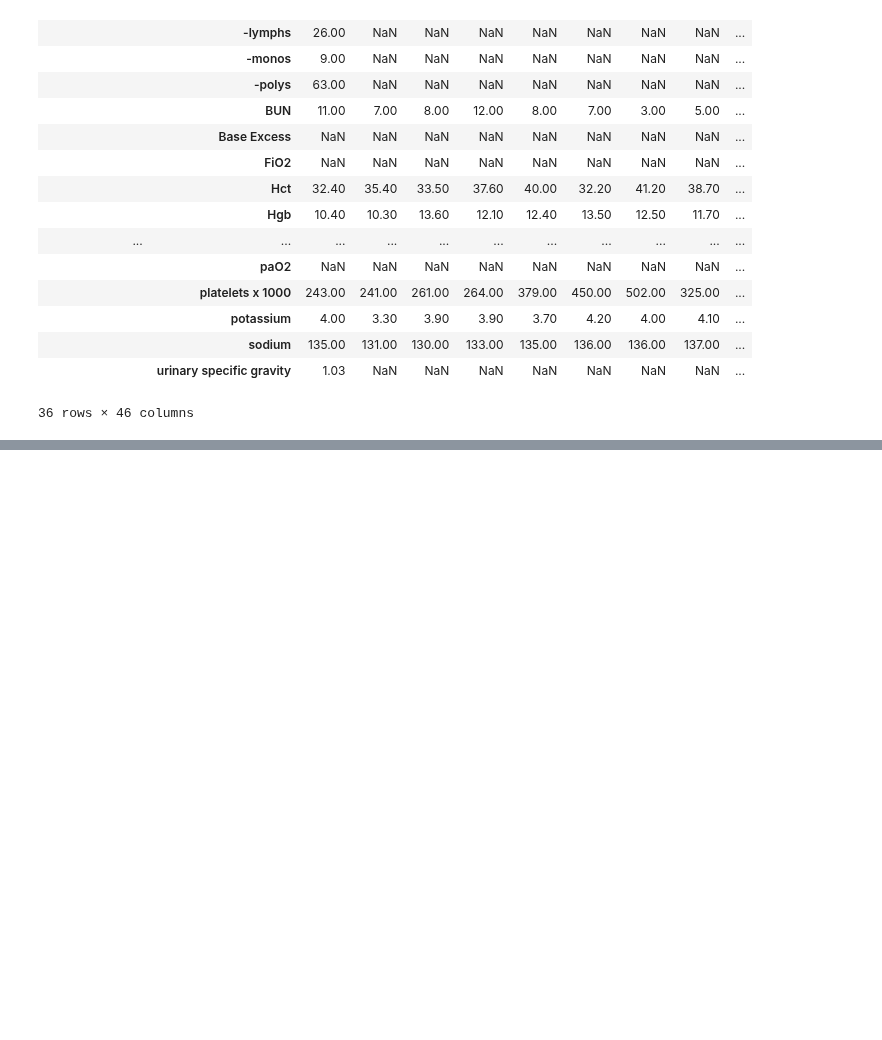
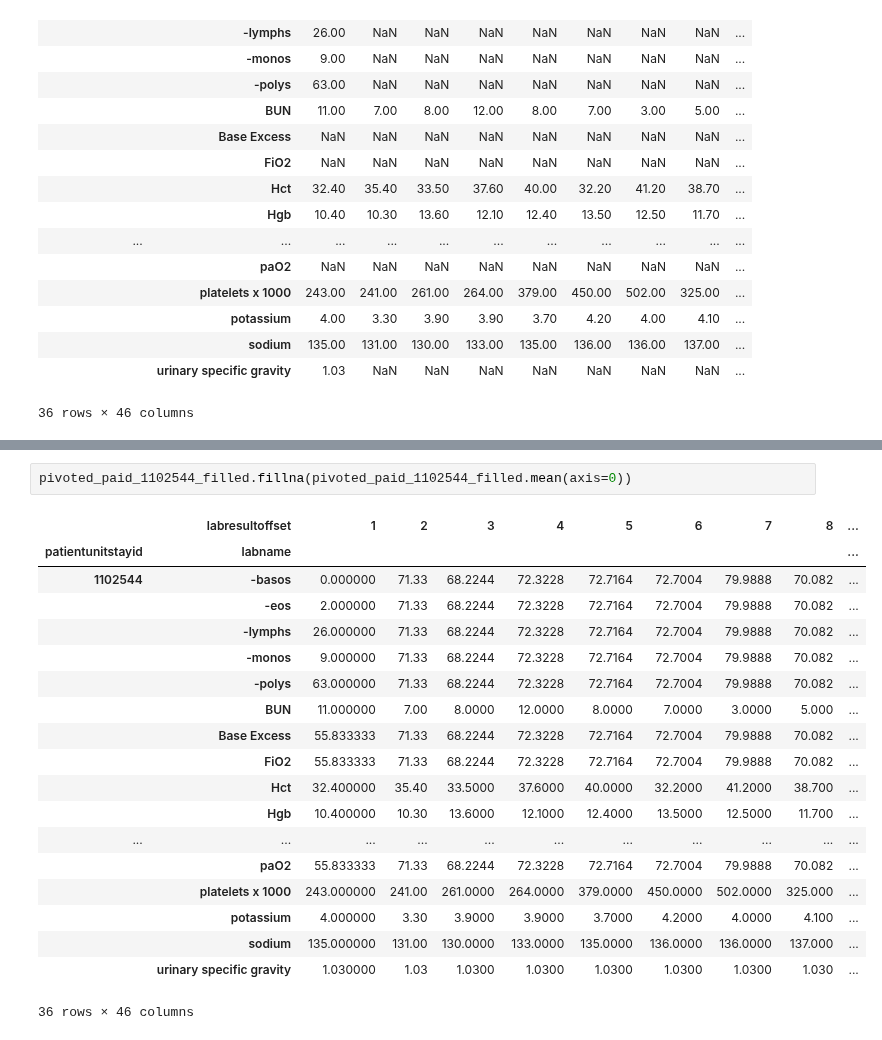
Before and after one commit to Tonry12/Data_joyx2, a Jupyter notebook: Sepsis_eICU_DATA.ipynb, the cells around one changed output, grey strips where cells are left out. Cells and saved outputs as stored; diff of their text form; blank space fills up the shorter version.

```diff
--- a/Sepsis_eICU_DATA.ipynb
+++ b/Sepsis_eICU_DATA.ipynb
@@ -636,0 +695,22 @@ pivoted_paid_1102544
+# %%
+pivoted_paid_1102544_filled.fillna(pivoted_paid_1102544_filled.mean(axis=0))
+# %% [output]
+|  | labresultoffset | 1 | 2 | 3 | 4 | 5 | 6 | 7 | 8 | ... |
+| patientunitstayid | labname |  |  |  |  |  |  |  |  | ... |
+| 1102544 | -basos | 0.000000 | 71.33 | 68.2244 | 72.3228 | 72.7164 | 72.7004 | 79.9888 | 70.082 | ... |
+|  | -eos | 2.000000 | 71.33 | 68.2244 | 72.3228 | 72.7164 | 72.7004 | 79.9888 | 70.082 | ... |
+|  | -lymphs | 26.000000 | 71.33 | 68.2244 | 72.3228 | 72.7164 | 72.7004 | 79.9888 | 70.082 | ... |
+|  | -monos | 9.000000 | 71.33 | 68.2244 | 72.3228 | 72.7164 | 72.7004 | 79.9888 | 70.082 | ... |
+|  | -polys | 63.000000 | 71.33 | 68.2244 | 72.3228 | 72.7164 | 72.7004 | 79.9888 | 70.082 | ... |
+|  | BUN | 11.000000 | 7.00 | 8.0000 | 12.0000 | 8.0000 | 7.0000 | 3.0000 | 5.000 | ... |
+|  | Base Excess | 55.833333 | 71.33 | 68.2244 | 72.3228 | 72.7164 | 72.7004 | 79.9888 | 70.082 | ... |
+|  | FiO2 | 55.833333 | 71.33 | 68.2244 | 72.3228 | 72.7164 | 72.7004 | 79.9888 | 70.082 | ... |
+|  | Hct | 32.400000 | 35.40 | 33.5000 | 37.6000 | 40.0000 | 32.2000 | 41.2000 | 38.700 | ... |
+|  | Hgb | 10.400000 | 10.30 | 13.6000 | 12.1000 | 12.4000 | 13.5000 | 12.5000 | 11.700 | ... |
+| ... | ... | ... | ... | ... | ... | ... | ... | ... | ... | ... |
+|  | paO2 | 55.833333 | 71.33 | 68.2244 | 72.3228 | 72.7164 | 72.7004 | 79.9888 | 70.082 | ... |
+|  | platelets x 1000 | 243.000000 | 241.00 | 261.0000 | 264.0000 | 379.0000 | 450.0000 | 502.0000 | 325.000 | ... |
+|  | potassium | 4.000000 | 3.30 | 3.9000 | 3.9000 | 3.7000 | 4.2000 | 4.0000 | 4.100 | ... |
+|  | sodium | 135.000000 | 131.00 | 130.0000 | 133.0000 | 135.0000 | 136.0000 | 136.0000 | 137.000 | ... |
+|  | urinary specific gravity | 1.030000 | 1.03 | 1.0300 | 1.0300 | 1.0300 | 1.0300 | 1.0300 | 1.030 | ... |
+36 rows × 46 columns
```
Also changed, not shown: parts of 4 cells of this notebook.
